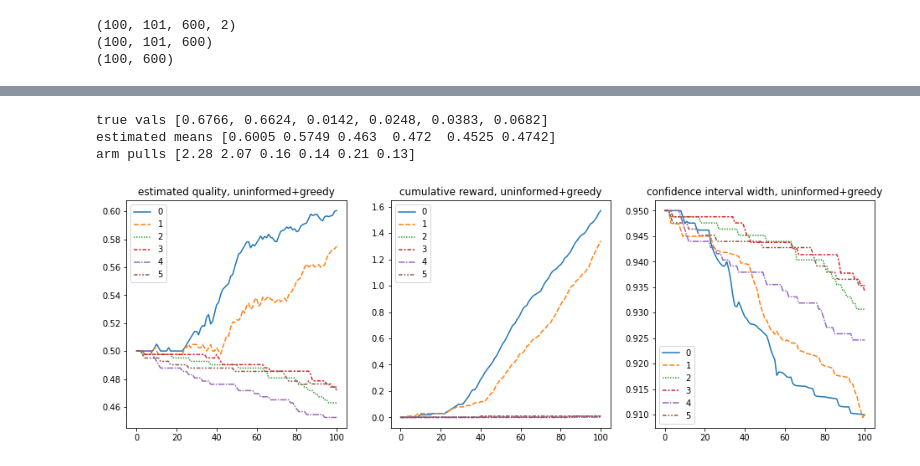
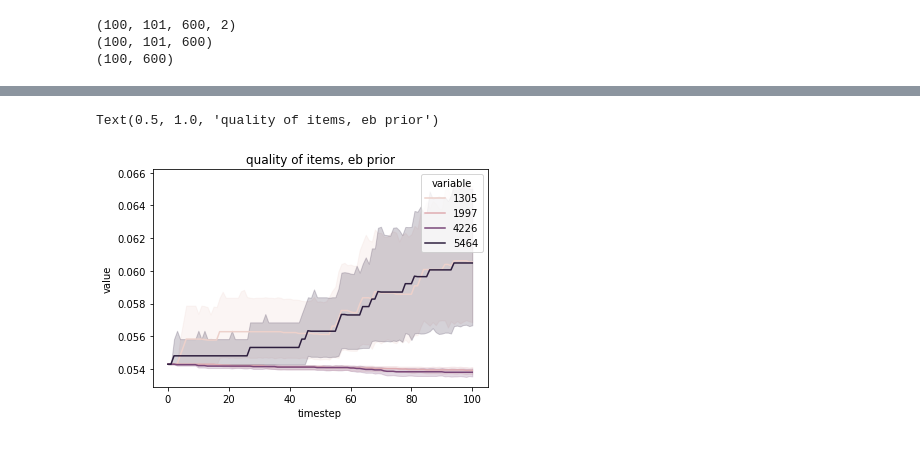
Before and after one commit to LEFTA98/ratings_with_eb, a Jupyter notebook: mab_experiments.ipynb, the cells around one changed output, grey strips where cells are left out. Saved outputs shown, nothing was run; the diff lists cells and outputs as text; code cells hidden in the pictures.

```diff
--- a/mab_experiments.ipynb
+++ b/mab_experiments.ipynb
@@ -298,15 +565,19 @@ arm pulls [0.32 0.27 0.15 0.22 0.15 0.17]
+# %%
+sns.lineplot(data=mean_data_to_df(eb_means_data[:,:,:4], videos_of_interest[:4]),
+             x='timestep',
+             y='value',
+             hue='variable').set_title('quality of items, eb prior')
+# %% [output]
+Text(0.5, 1.0, 'quality of items, eb prior')
+[figure, added]
 # %%
-f, axes = plt.subplots(1, 3)
-f.set_size_inches(16, 5)
-sns.lineplot(uninformed_greedy_means, ax=axes[0]).set_title('estimated quality, uninformed+greedy')
-sns.lineplot(uninformed_greedy_rewards, ax=axes[1]).set_title('cumulative reward, uninformed+greedy')
-sns.lineplot(uninf_greedy_conf_width, ax=axes[2]).set_title('confidence interval width, uninformed+greedy')
-print('true vals', list(video_df[videos_of_interest].values.round(4)))
-print('estimated means', uninformed_greedy_means[-1,:].round(4))
-print('arm pulls', uninformed_greedy_plays)
+# f, axes = plt.subplots(2,2)
+# f.set_size_inches(16, 10)
+# sns.lineplot(uninformed_greedy_means, ax=axes[0,0]).set_title('estimated quality, uninformed+greedy')
+# sns.lineplot(uninformed_greedy_rewards, ax=axes[1,0]).set_title('cumulative reward, uninformed+greedy')
+# sns.lineplot(uninf_greedy_conf_width, ax=axes[0,1]).set_title('confidence interval width, uninformed+greedy')
+# sns.lineplot(uninformed_greedy_vars, ax=axes[1,1]).set_title('variance of estimated quality, uninformed+greedy')
+# print('true vals', list(video_df[videos_of_interest].values.round(4)))
+# print('estimated means', uninformed_greedy_means[-1,:].round(4))
+# print('arm pulls', uninformed_greedy_plays)
-# %% [output]
-true vals [0.6766, 0.6624, 0.0142, 0.0248, 0.0383, 0.0682]
-estimated means [0.6005 0.5749 0.463  0.472  0.4525 0.4742]
-arm pulls [2.28 2.07 0.16 0.14 0.21 0.13]
-[figure, removed]
 # %%
```
Also changed, not shown: parts of 44 cells of this notebook.
